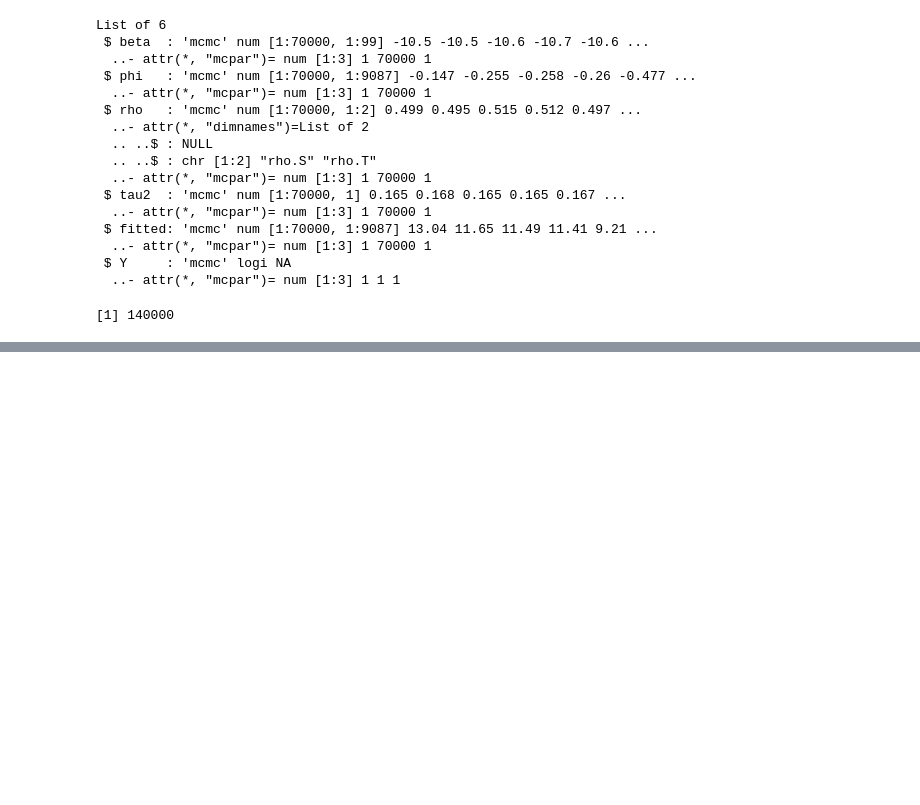
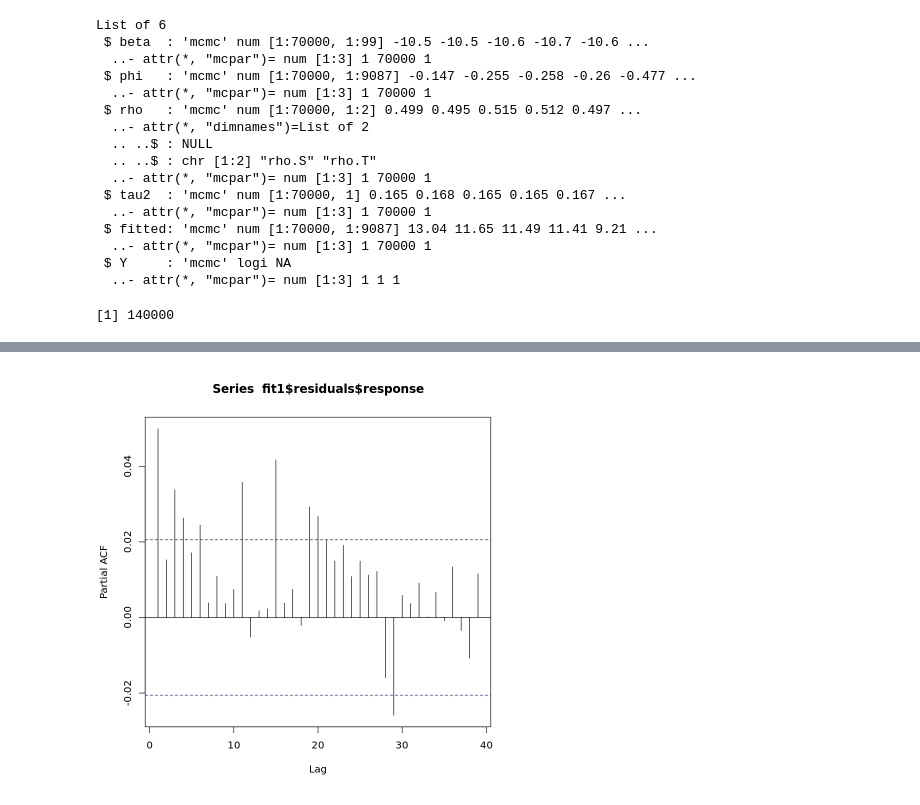
Before and after one commit to CrivelliLab/spatial-prediction, a Jupyter notebook: notebooks/fit1_results.ipynb, the cells around one changed output, grey strips where cells are left out. Saved outputs shown, nothing was run; the diff lists cells and outputs as text; code cells hidden in the pictures; blank space fills up the shorter version.

```diff
--- a/notebooks/fit1_results.ipynb
+++ b/notebooks/fit1_results.ipynb
@@ -199,0 +198,4 @@ dim(df)
+# %%
+acf(fit1$residuals$response,type="partial")
+# %% [output]
+[figure, added]
```
Also changed, not shown: parts of 21 cells of this notebook, 16 other files.
